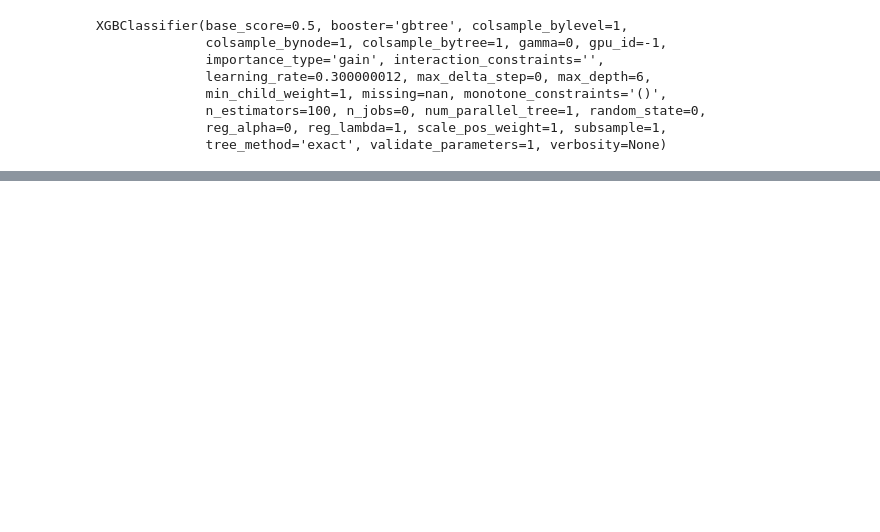
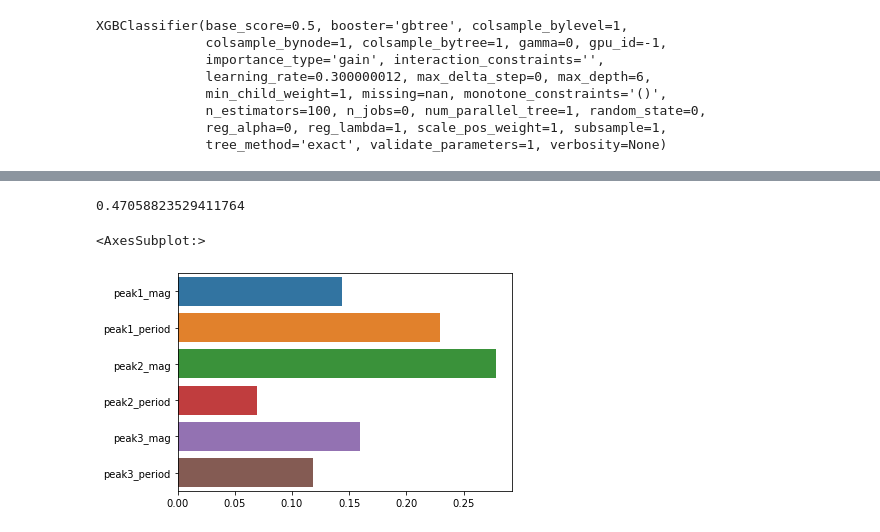
Before and after one commit to mattlegro/MDD-Classification-Project, a Jupyter notebook: modelling.ipynb, the cells around one changed output, grey strips where cells are left out. Cells and saved outputs as stored; diff of their text form; code cells hidden in the pictures; blank space fills up the shorter version.

```diff
--- a/modelling.ipynb
+++ b/modelling.ipynb
@@ -376,0 +456,12 @@ xgb.plot_importance(xgb2,importance_type = 'gain')
+# %%
+xgb3 = XGBClassifier()
+xgb3.fit(data_trainf,target_trainf)
+xgb3_preds = xgb3.predict(data_testf)
+print(accuracy_score(target_testf,xgb3_preds))
+# %% [output]
+0.47058823529411764
+# %%
+sns.barplot(x = xgb3.feature_importances_, y = predictorsf.columns)
+# %% [output]
+<AxesSubplot:>
+[figure, added]
```
Also changed, not shown: parts of 32 cells of this notebook.
